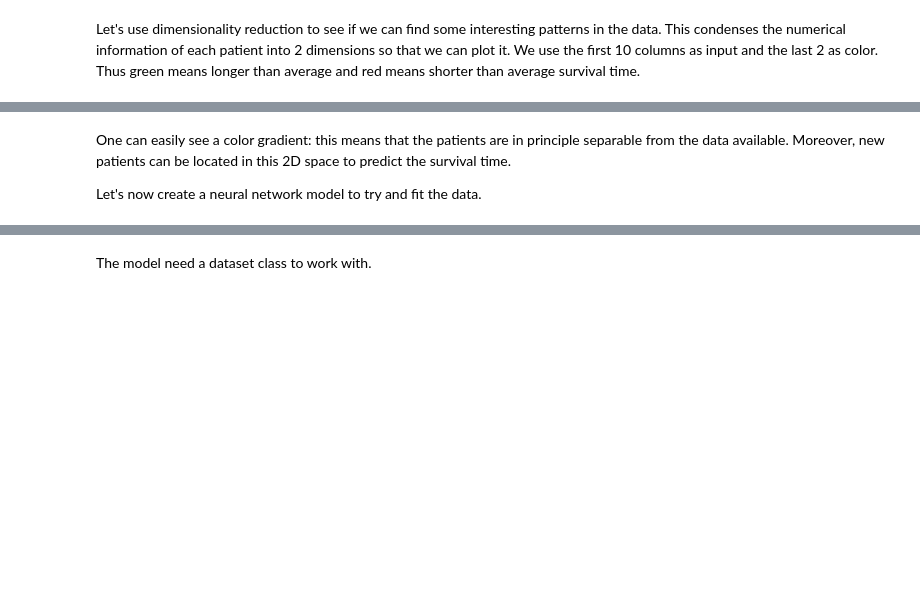
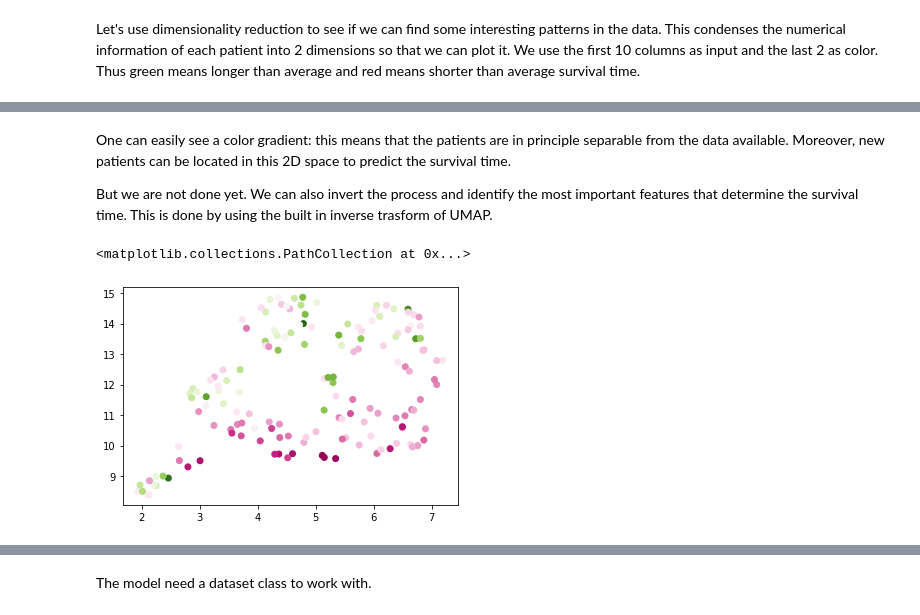
Before and after one commit to gullo97/medicine2, a Jupyter notebook: notebook.ipynb, the cells around one changed output, grey strips where cells are left out. Drawn from its saved outputs; the diff is of its cells as text; code cells hidden in the pictures; blank space fills up the shorter version.

Commit message:
Added inverse UMAP plot

```diff
--- a/notebook.ipynb
+++ b/notebook.ipynb
@@ -118,4 +118,13 @@ plt.show()
 # %% [markdown]
 One can easily see a color gradient: this means that the patients are in principle separable from the data available. Moreover, new patients can be located in this 2D space to predict the survival time.
 
-Let's now create a neural network model to try and fit the data.
+But we are not done yet. We can also invert the process and identify the most important features that determine the survival time. This is done by using the built in inverse trasform of UMAP.
+# %%
+labels = data.iloc[:, -2]
+mapper = umap.UMAP(random_state=42).fit(data.iloc[:, :-2])
+
+# mapper.embedding_
+plt.scatter(mapper.embedding_[:, 0], mapper.embedding_[:, 1], c=labels, cmap='PiYG')
+# %% [output]
+<matplotlib.collections.PathCollection at 0x...>
+[figure, added]
```
Also changed, not shown: parts of 5 cells of this notebook.
